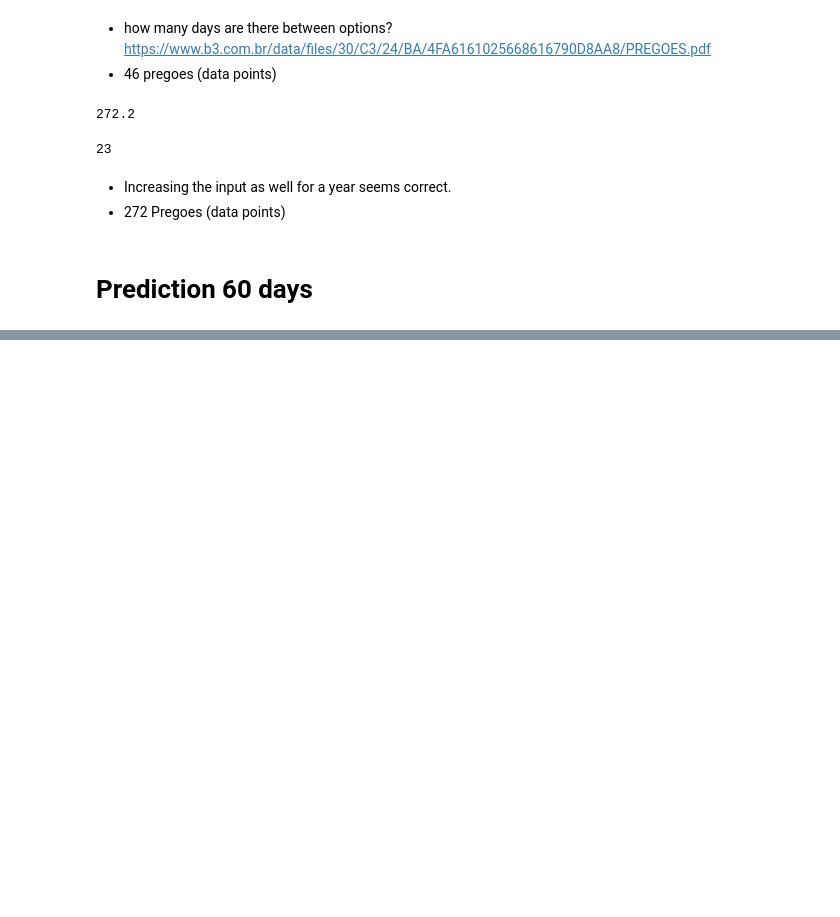
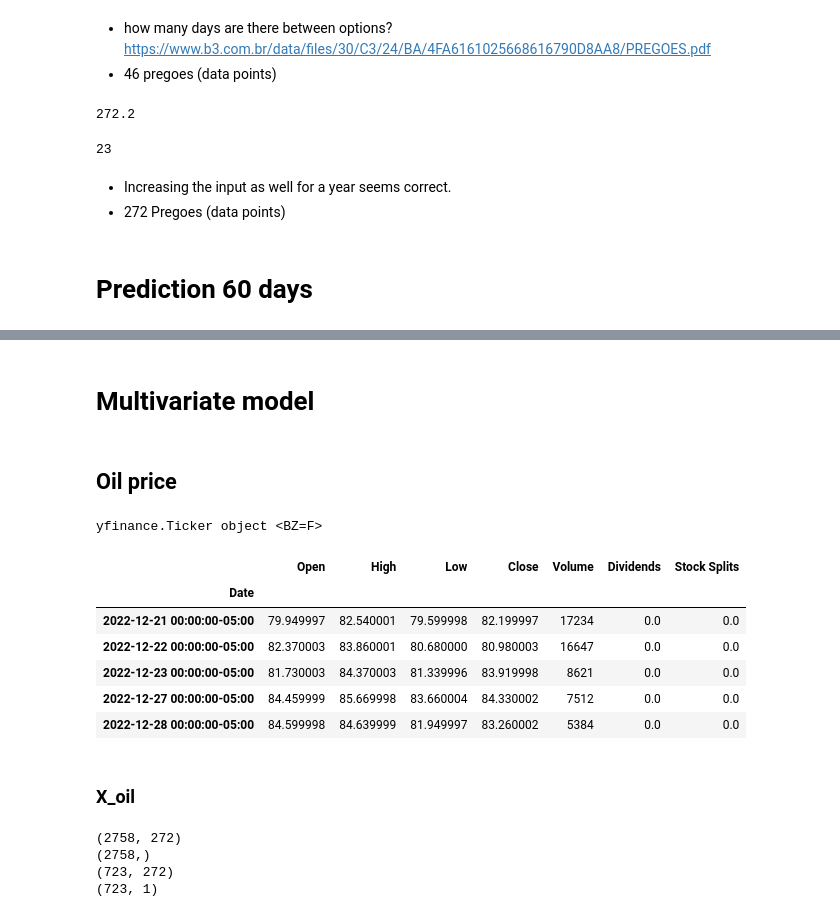
Before and after one commit to LucasGama1207/petr4_prediction, a Jupyter notebook: Petro.ipynb, the cells around one changed output, grey strips where cells are left out. Cells and saved outputs as stored; diff of their text form; code cells hidden in the pictures; blank space fills up the shorter version.

Commit message:
trying out multivariate

```diff
--- a/Petro.ipynb
+++ b/Petro.ipynb
@@ -1273,0 +1298,69 @@ rmse
+# %% [markdown]
+# Multivariate model
+# %% [markdown]
+## Oil price
+# %%
+oil_price = yf.Ticker('BZ=F')
+oil_price
+# %% [output]
+yfinance.Ticker object <BZ=F>
+# %%
+oildata= oil_price.history(start= '2007-01-01', end='2022-12-29')
+oildata.tail(5)
+# %% [output]
+|  | Open | High | Low | Close | Volume | Dividends | Stock Splits |
+| Date |  |  |  |  |  |  |  |
+| 2022-12-21 00:00:00-05:00 | 79.949997 | 82.540001 | 79.599998 | 82.199997 | 17234 | 0.0 | 0.0 |
+| 2022-12-22 00:00:00-05:00 | 82.370003 | 83.860001 | 80.680000 | 80.980003 | 16647 | 0.0 | 0.0 |
+| 2022-12-23 00:00:00-05:00 | 81.730003 | 84.370003 | 81.339996 | 83.919998 | 8621 | 0.0 | 0.0 |
+| 2022-12-27 00:00:00-05:00 | 84.459999 | 85.669998 | 83.660004 | 84.330002 | 7512 | 0.0 | 0.0 |
+| 2022-12-28 00:00:00-05:00 | 84.599998 | 84.639999 | 81.949997 | 83.260002 | 5384 | 0.0 | 0.0 |
+# %% [markdown]
+### X_oil
+# %%
+close_prices = dados['Close']
+values = close_prices.values
+training_data_len = math.ceil(len(values)* 0.8)
+
+values=values.reshape(-1,1)
+train_values=values[0: training_data_len]
+
+#Scaling data
+scaler1 = MinMaxScaler()
+train_data = scaler1.fit_transform(train_values)
+
+#training data
+x_train = []
+y_train = []
+
+for i in range(272, len(train_data)-45):
+    #cada resultado i tem 272 dias pra trás como features
+    x_train.append(train_data[i-272:i, 0])
+    y_train.append(train_data[i+45, 0])
+
+x_train, y_train = np.array(x_train), np.array(y_train)
+#x_train = np.reshape(x_train, (x_train.shape[0], x_train.shape[1], 1)) #expand dims pra entrar no modelo
+print(x_train.shape)
+print(y_train.shape)
+
+
+
+test_values=values[training_data_len-272:] #vou precisar de 90 dias antes pra fazer o modelo
+
+test_data = scaler.transform(test_values)
+
+x_test = []
+y_test = values[training_data_len:-45]
+
+for i in range(272, (len(test_data)-45)):
+  x_test.append(test_data[i-272:i, 0])
+
+x_test = np.array(x_test)
+#x_test = np.reshape(x_test, (x_test.shape[0], x_test.shape[1], 1))
+print(x_test.shape)
+print(y_test.shape)
+# %% [output]
+(2758, 272)
+(2758,)
+(723, 272)
+(723, 1)
```
Also changed, not shown: parts of 47 cells of this notebook, 1 other file.
